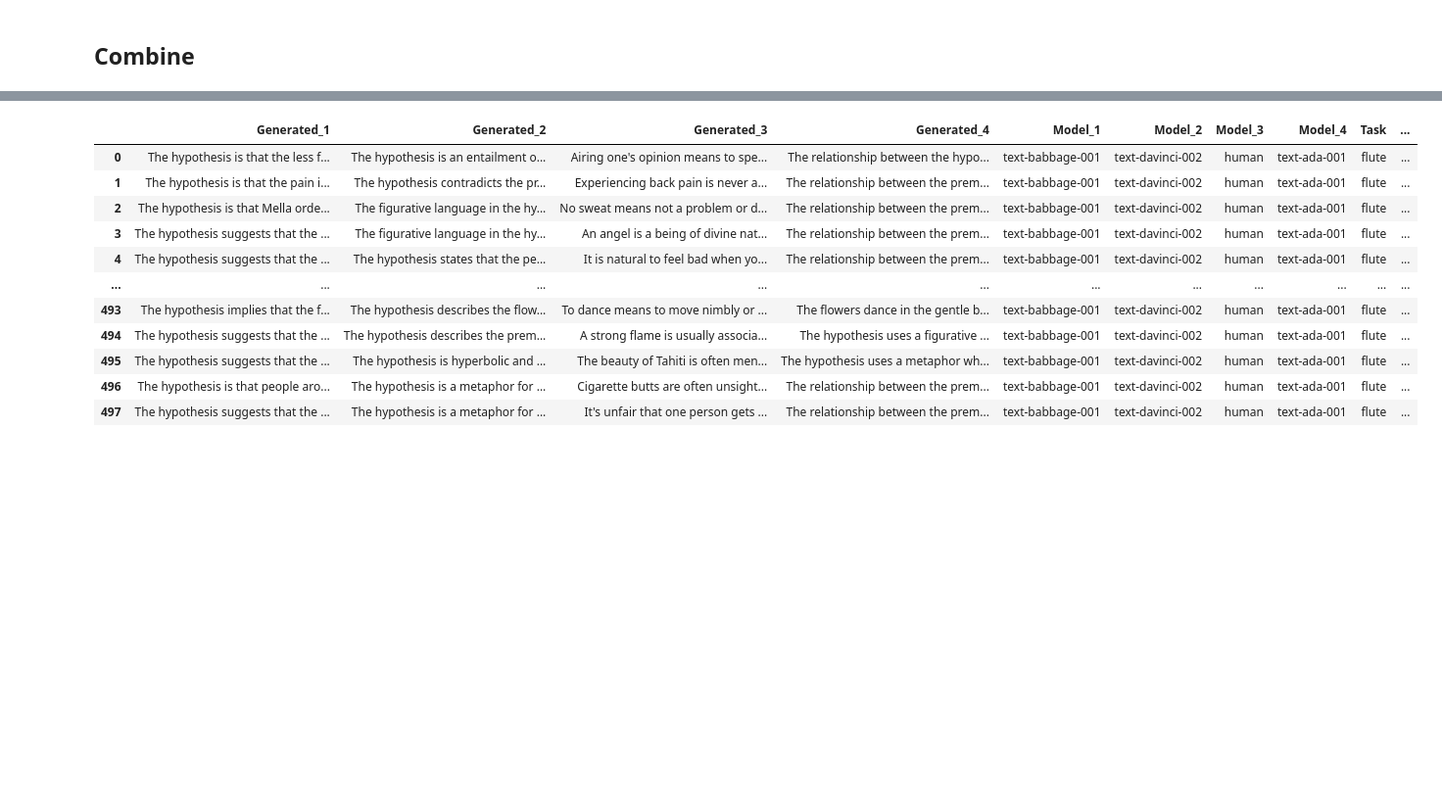
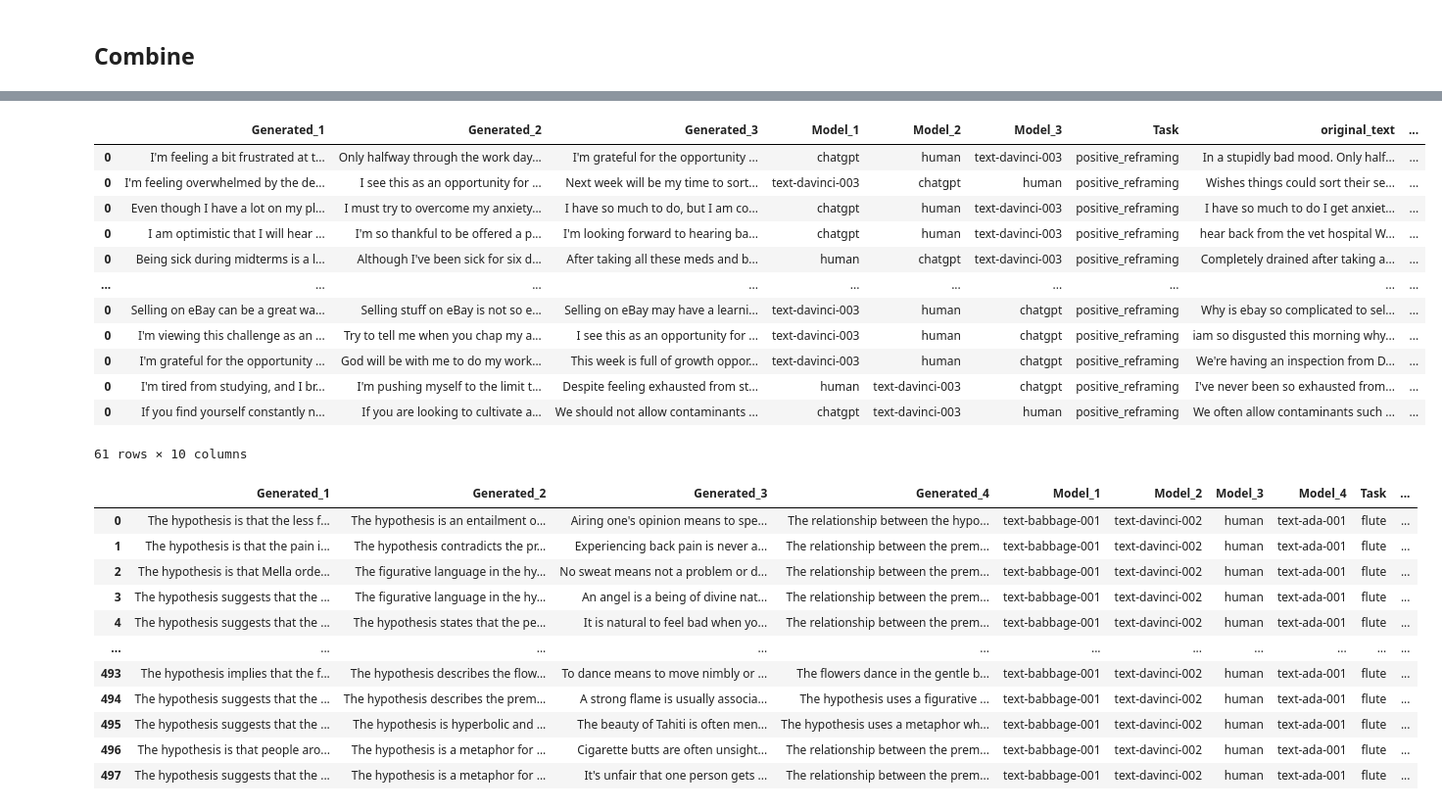
Before and after one commit to SALT-NLP/LLMs_for_CSS, a Jupyter notebook: build_human_eval_hit_csvs.ipynb, the cells around one changed output, grey strips where cells are left out. Shown at 98% size. Cells and saved outputs as stored; diff of their text form; code cells hidden in the pictures; blank space fills up the shorter version.

Commit message:
positive_reframing eval

```diff
--- a/build_human_eval_hit_csvs.ipynb
+++ b/build_human_eval_hit_csvs.ipynb
@@ -361,0 +369,2 @@ df[~df["Generated"].isna()].to_csv("hit/input/flute/flute_chatgpt.csv", index=Fa
+# %%
+prf = pd.read_csv('css_data/positive_reframing/positive_reframing.csv')
@@ -458,12 +566,12 @@ def build_comparison_rows(df, txt="post", txt2=None, gold="targetStereotype", se
 
     rand = comb.sample(frac=1)
     row = {}
-    for j in range(0, 4):
+    for j in range(0, n):
         try:
             r = rand.iloc[j]
         except:
             print(j, "out of position")
-            continue
+            #continue
             return pd.DataFrame()
 
         row[txt] = r[txt]
@@ -655,0 +764,31 @@ comparison_df
+# %%
+TASK = 'positive_reframing'
+txt="original_text"
+gold="reframed_text"
+secondary="strategy"
+n=3
+literal=False
+random_state=7
+
+comb = []
+for fn in glob(f"hit/input/{TASK}/*.csv"):
+    comb.append(pd.read_csv(fn))
+df = pd.concat(comb)
+
+comparison_rows = []
+for lbl in set(df[txt]):
+    consider = df[df[txt]==lbl].copy()
+    cr = build_comparison_rows(consider,
+                                                 txt=txt,
+                                                 gold=gold,
+                                                 secondary=secondary,
+                                                 n=n,
+                                                 literal=literal,
+                                                 random_state=random_state
+                                                )
+
+    if len(cr):
+        comparison_rows.append(cr)
+
+comparison_df = pd.concat(comparison_rows)
+comparison_df.sample(frac=1, random_state=random_state).to_csv(f"hit/input/comparison_balanced_{TASK}.csv", index=False)
@@ -656,3 +813,19 @@ comparison_df
+# %%
+comparison_df
+# %% [output]
+|  | Generated_1 | Generated_2 | Generated_3 | Model_1 | Model_2 | Model_3 | Task | original_text | ... |
+| 0 | I'm feeling a bit frustrated at t... | Only halfway through the work day... | I'm grateful for the opportunity ... | chatgpt | human | text-davinci-003 | positive_reframing | In a stupidly bad mood. Only half... | ... |
+| 0 | I'm feeling overwhelmed by the de... | I see this as an opportunity for ... | Next week will be my time to sort... | text-davinci-003 | chatgpt | human | positive_reframing | Wishes things could sort their se... | ... |
+| 0 | Even though I have a lot on my pl... | I must try to overcome my anxiety... | I have so much to do, but I am co... | chatgpt | human | text-davinci-003 | positive_reframing | I have so much to do I get anxiet... | ... |
+| 0 | I am optimistic that I will hear ... | I'm so thankful to be offered a p... | I'm looking forward to hearing ba... | chatgpt | human | text-davinci-003 | positive_reframing | hear back from the vet hospital W... | ... |
+| 0 | Being sick during midterms is a l... | Although I've been sick for six d... | After taking all these meds and b... | human | chatgpt | text-davinci-003 | positive_reframing | Completely drained after taking a... | ... |
+| ... | ... | ... | ... | ... | ... | ... | ... | ... | ... |
+| 0 | Selling on eBay can be a great wa... | Selling stuff on eBay is not so e... | Selling on eBay may have a learni... | text-davinci-003 | human | chatgpt | positive_reframing | Why is ebay so complicated to sel... | ... |
+| 0 | I'm viewing this challenge as an ... | Try to tell me when you chap my a... | I see this as an opportunity for ... | text-davinci-003 | human | chatgpt | positive_reframing | iam so disgusted this morning why... | ... |
+| 0 | I'm grateful for the opportunity ... | God will be with me to do my work... | This week is full of growth oppor... | text-davinci-003 | human | chatgpt | positive_reframing | We're having an inspection from D... | ... |
+| 0 | I'm tired from studying, and I br... | I'm pushing myself to the limit t... | Despite feeling exhausted from st... | human | text-davinci-003 | chatgpt | positive_reframing | I've never been so exhausted from... | ... |
+| 0 | If you find yourself constantly n... | If you are looking to cultivate a... | We should not allow contaminants ... | chatgpt | text-davinci-003 | human | positive_reframing | We often allow contaminants such ... | ... |
+61 rows × 10 columns
 # %%
 TASK = 'flute'
 pd.read_csv(f"hit/input/comparison_{TASK}.csv")
```
Also changed, not shown: parts of 10 cells of this notebook, 1 other file.
